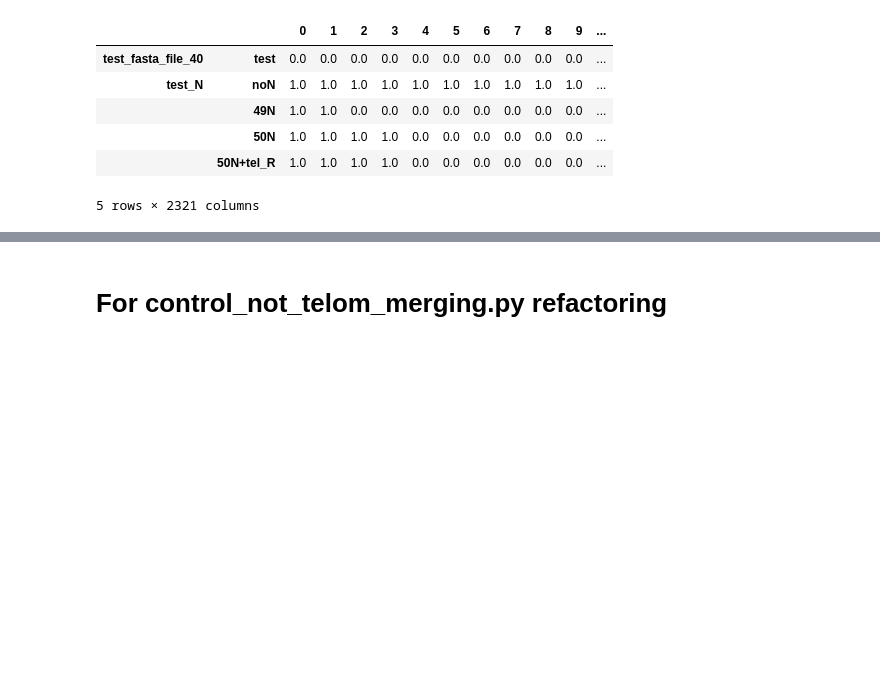
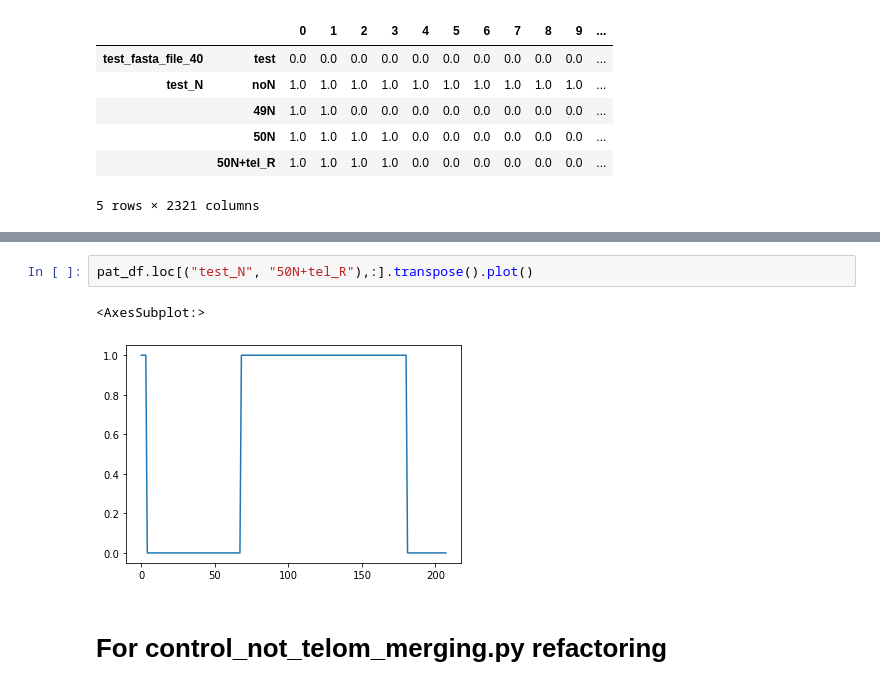
Before and after one commit to GillesFischerSorbonne/telofinder, a Jupyter notebook: src/python_script/analyse_telom_testing.ipynb, the cells around one changed output, grey strips where cells are left out. Drawn from its saved outputs; the diff is of its cells as text; blank space fills up the shorter version.

```diff
--- a/src/python_script/analyse_telom_testing.ipynb
+++ b/src/python_script/analyse_telom_testing.ipynb
@@ -49,3 +54,8 @@ pat_df.head()
+# %%
+pat_df.loc[("test_N", "50N+tel_R"),:].transpose().plot()
+# %% [output]
+<AxesSubplot:>
+[figure, added]
 # %% [markdown]
 # For control_not_telom_merging.py refactoring
 # %% [markdown]
```
Also changed, not shown: parts of 1 cell of this notebook.
